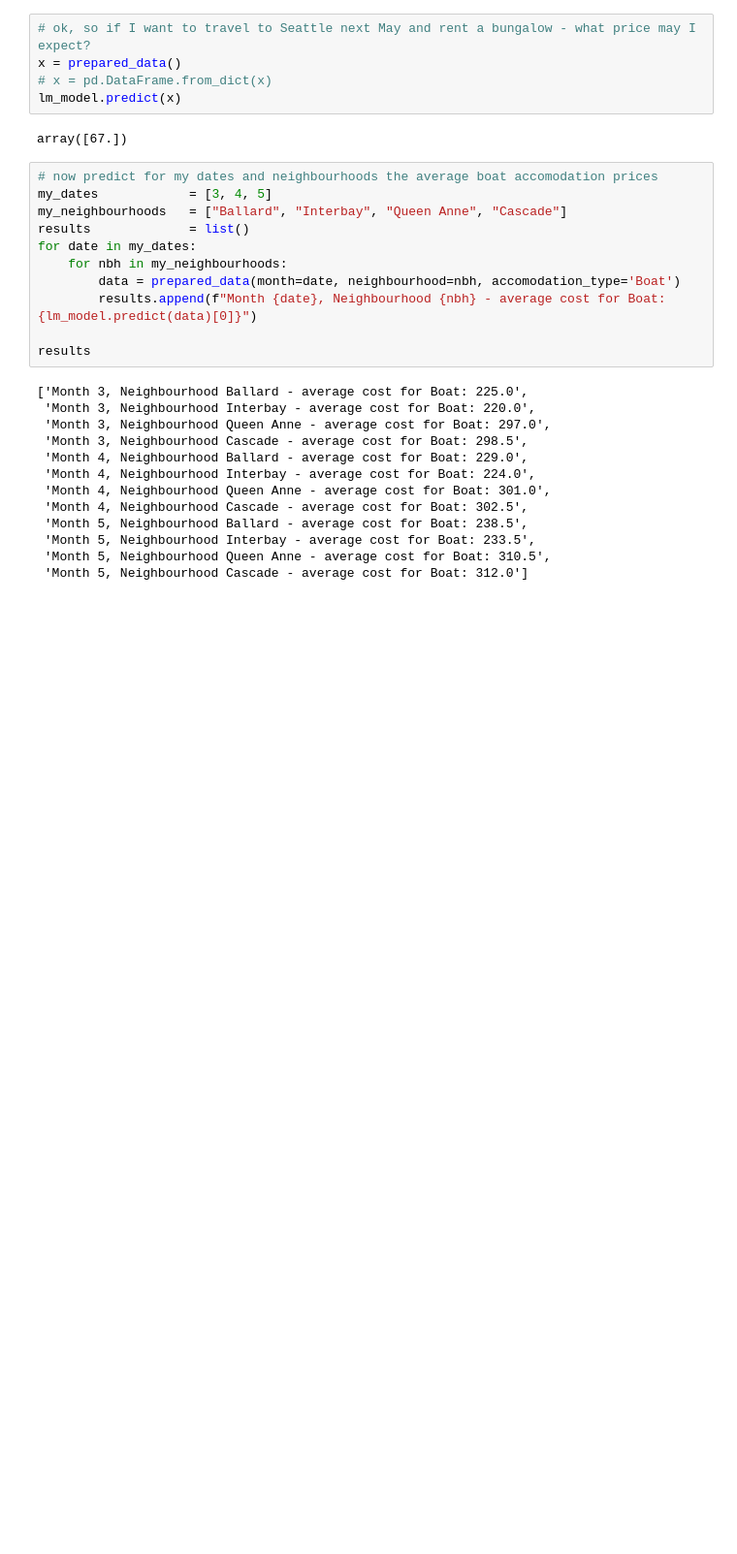
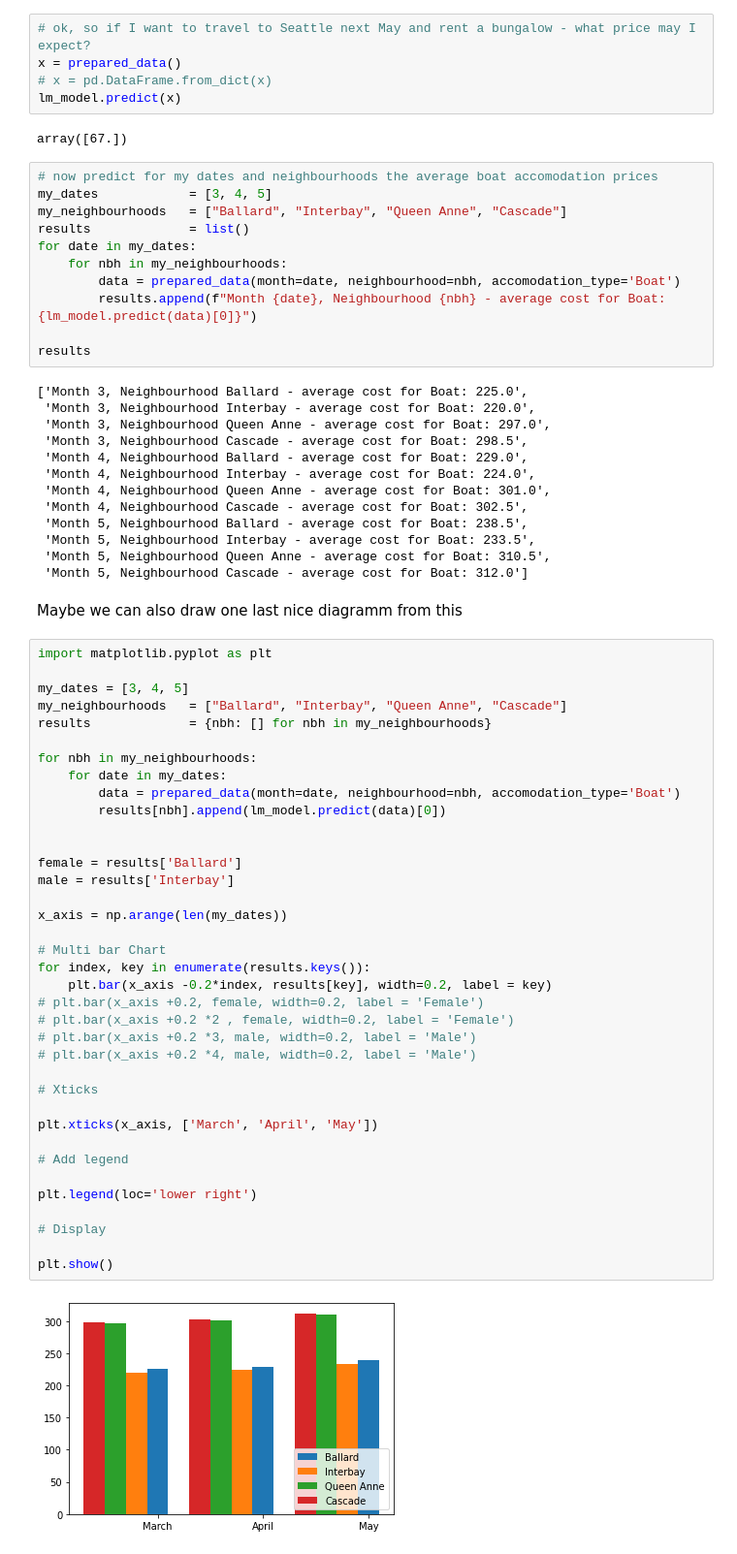
Before and after one commit to BadaBoomi/data_science_training_projects, a Jupyter notebook: blog_project/predict_price_for_dates_type_neighbourhood.ipynb, the cells around one changed output. Shown at 97% size. Cells and saved outputs as stored; diff of their text form; blank space fills up the shorter version.

Commit message:
some more diagramms and fixings

```diff
--- a/blog_project/predict_price_for_dates_type_neighbourhood.ipynb
+++ b/blog_project/predict_price_for_dates_type_neighbourhood.ipynb
@@ -394,3 +397,44 @@ results
  'Month 5, Neighbourhood Interbay - average cost for Boat: 233.5',
  'Month 5, Neighbourhood Queen Anne - average cost for Boat: 310.5',
  'Month 5, Neighbourhood Cascade - average cost for Boat: 312.0']
+# %% [markdown]
+Maybe we can also draw one last nice diagramm from this
+# %%
+import matplotlib.pyplot as plt
+
+my_dates = [3, 4, 5]
+my_neighbourhoods   = ["Ballard", "Interbay", "Queen Anne", "Cascade"]
+results             = {nbh: [] for nbh in my_neighbourhoods}
+
+for nbh in my_neighbourhoods:
+    for date in my_dates:
+        data = prepared_data(month=date, neighbourhood=nbh, accomodation_type='Boat')
+        results[nbh].append(lm_model.predict(data)[0])
+
+
+female = results['Ballard']
+male = results['Interbay']
+
+x_axis = np.arange(len(my_dates))
+
+# Multi bar Chart
+for index, key in enumerate(results.keys()):
+    plt.bar(x_axis -0.2*index, results[key], width=0.2, label = key)
+# plt.bar(x_axis +0.2, female, width=0.2, label = 'Female')
+# plt.bar(x_axis +0.2 *2 , female, width=0.2, label = 'Female')
+# plt.bar(x_axis +0.2 *3, male, width=0.2, label = 'Male')
+# plt.bar(x_axis +0.2 *4, male, width=0.2, label = 'Male')
+
+# Xticks
+
+plt.xticks(x_axis, ['March', 'April', 'May'])
+
+# Add legend
+
+plt.legend(loc='lower right')
+
+# Display
+
+plt.show()
+# %% [output]
+[figure, added]
```
Also changed, not shown: parts of 4 cells of this notebook, 6 other files.
